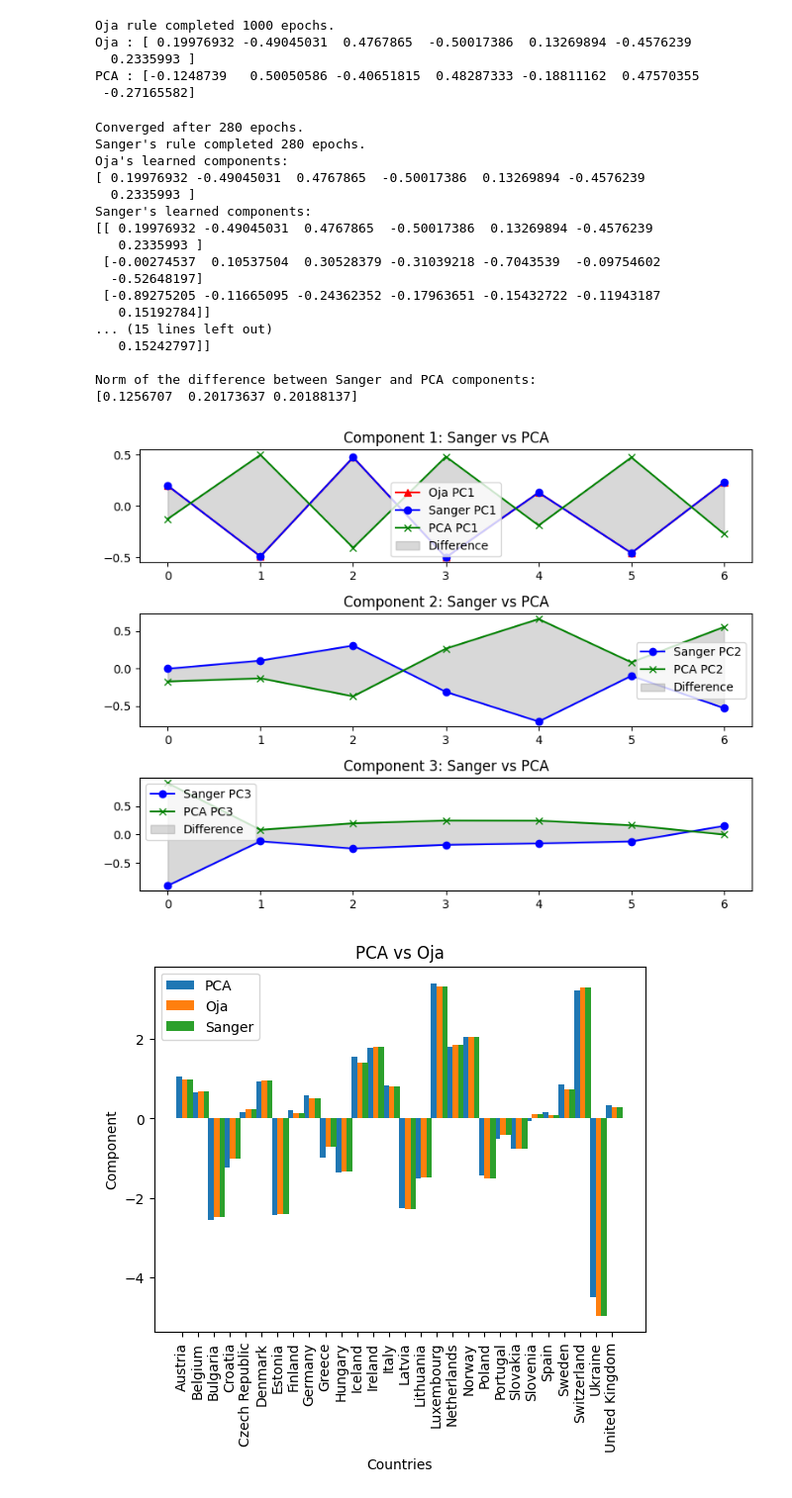
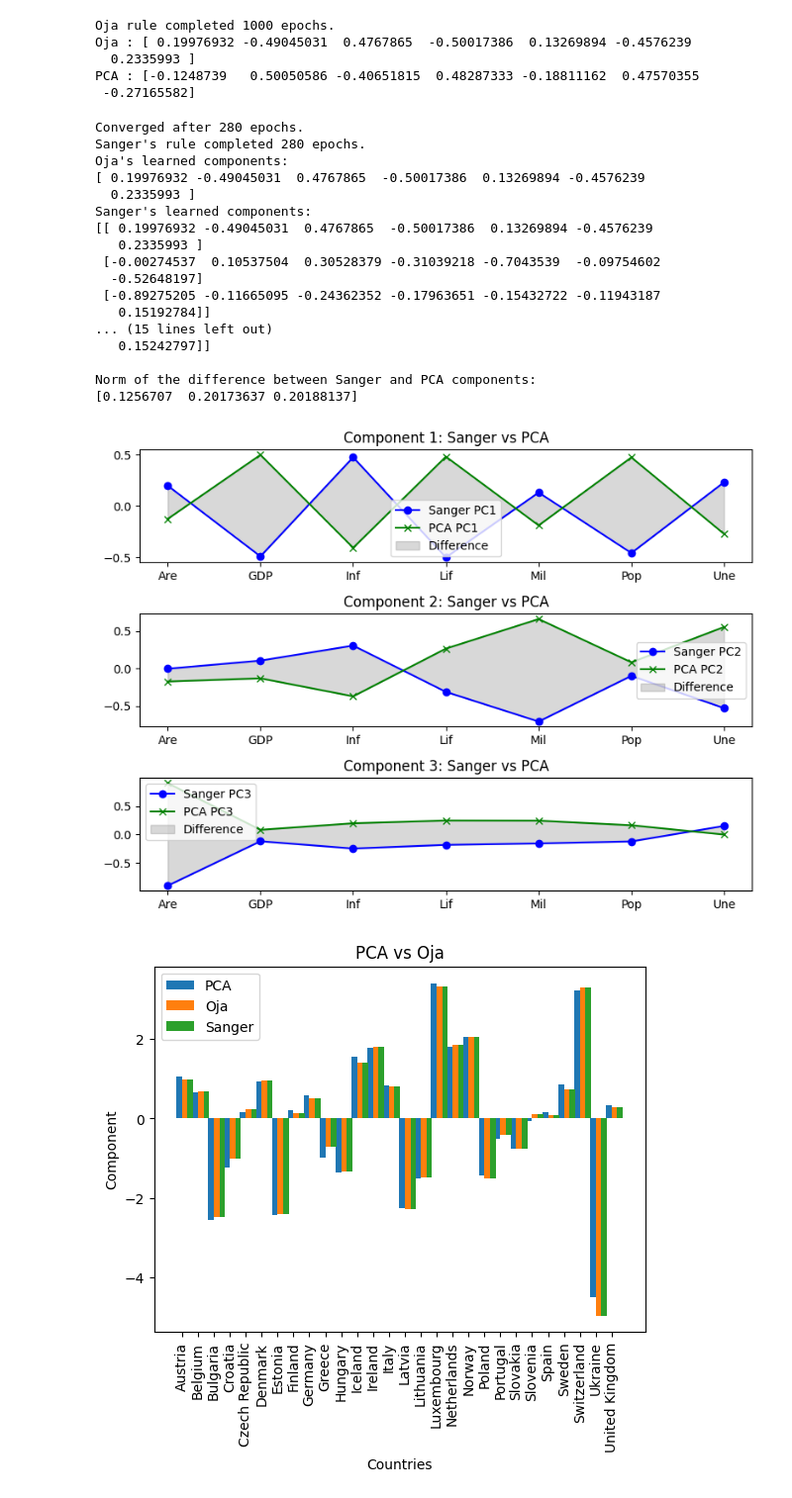
Before and after one commit to cijjas/sia, a Jupyter notebook: tp4/src/ej1.2_pcs_vs_oja.ipynb, the cells around one changed output. Shown at 99% size. Drawn from its saved outputs; the diff is of its cells as text; code cells hidden in the pictures.

Commit message:
Feat: graphic sanger vs PCA

```diff
--- a/tp4/src/ej1.2_pcs_vs_oja.ipynb
+++ b/tp4/src/ej1.2_pcs_vs_oja.ipynb
@@ -70,47 +70,50 @@ norm_difference = np.linalg.norm(difference, axis=1)
 print("\nNorm of the difference between Sanger and PCA components:")
 print(norm_difference)
 
+# grab the first 3 letters of each column name
+abbreviations = [col[:3] for col in full_data.columns[1:]]
 
 def plot_component_comparison(oja_weights, sanger_weights, pca_components, num_components):
     fig, axes = plt.subplots(num_components, 1, figsize=(8, 6))
     for i in range(num_components):
-        if i == 0:
-            axes[i].plot(oja_weights, label=f"Oja PC{i+1}", marker='^', color='red')
-
         axes[i].plot(sanger_weights[i], label=f"Sanger PC{i+1}", marker='o', color='blue')
 
         axes[i].plot(pca_components[i], label=f"PCA PC{i+1}", marker='x', color='green')
 
         axes[i].fill_between(np.arange(len(sanger_weights[i])), sanger_weights[i], pca_components[i],
                              color='gray', alpha=0.3, label='Difference')
 
         axes[i].set_title(f'Component {i+1}: Sanger vs PCA')
         axes[i].legend()
 
+        # add the name abrebviation of each column in the x-axis
+        axes[i].set_xticks(np.arange(len(abbreviations)))
+        axes[i].set_xticklabels(abbreviations)
+
     plt.tight_layout()
     plt.show()
 
 # Call the function to display the comparison
 plot_component_comparison(oja_weights, sanger_weights, pca_components, num_components)
 # %% [output]
 Converged after 280 epochs.
 Sanger's rule completed 280 epochs.
 Oja's learned components:
 [ 0.19976932 -0.49045031  0.4767865  -0.50017386  0.13269894 -0.4576239
   0.2335993 ]
 Sanger's learned components:
 [[ 0.19976932 -0.49045031  0.4767865  -0.50017386  0.13269894 -0.4576239
    0.2335993 ]
  [-0.00274537  0.10537504  0.30528379 -0.31039218 -0.7043539  -0.09754602
   -0.52648197]
  [-0.89275205 -0.11665095 -0.24362352 -0.17963651 -0.15432722 -0.11943187
    0.15192784]]
 ... (15 lines left out)
    0.15242797]]
 
 Norm of the difference between Sanger and PCA components:
 [0.1256707  0.20173637 0.20188137]
-[figure, old version]
+[figure, new version]
 # %%
 import numpy as np
 import matplotlib.pyplot as plt
```
Also changed, not shown: parts of 3 cells of this notebook.
